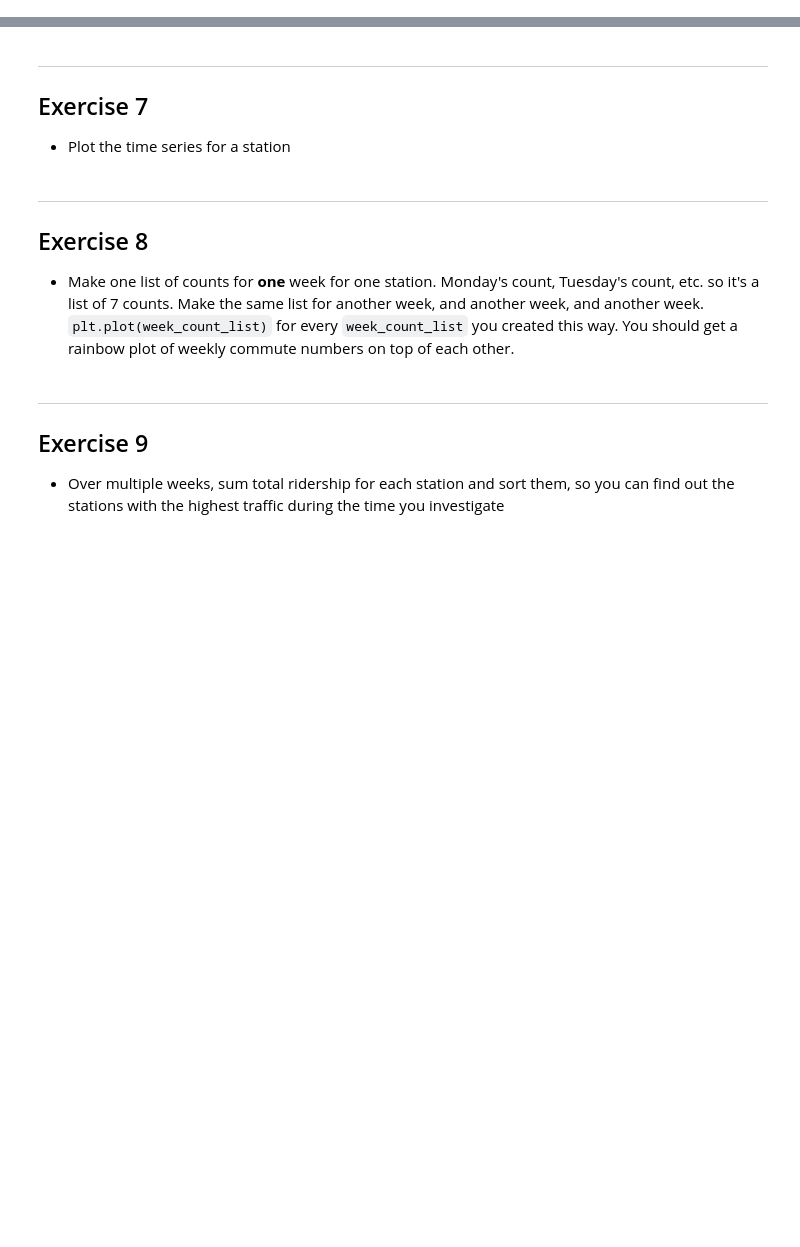
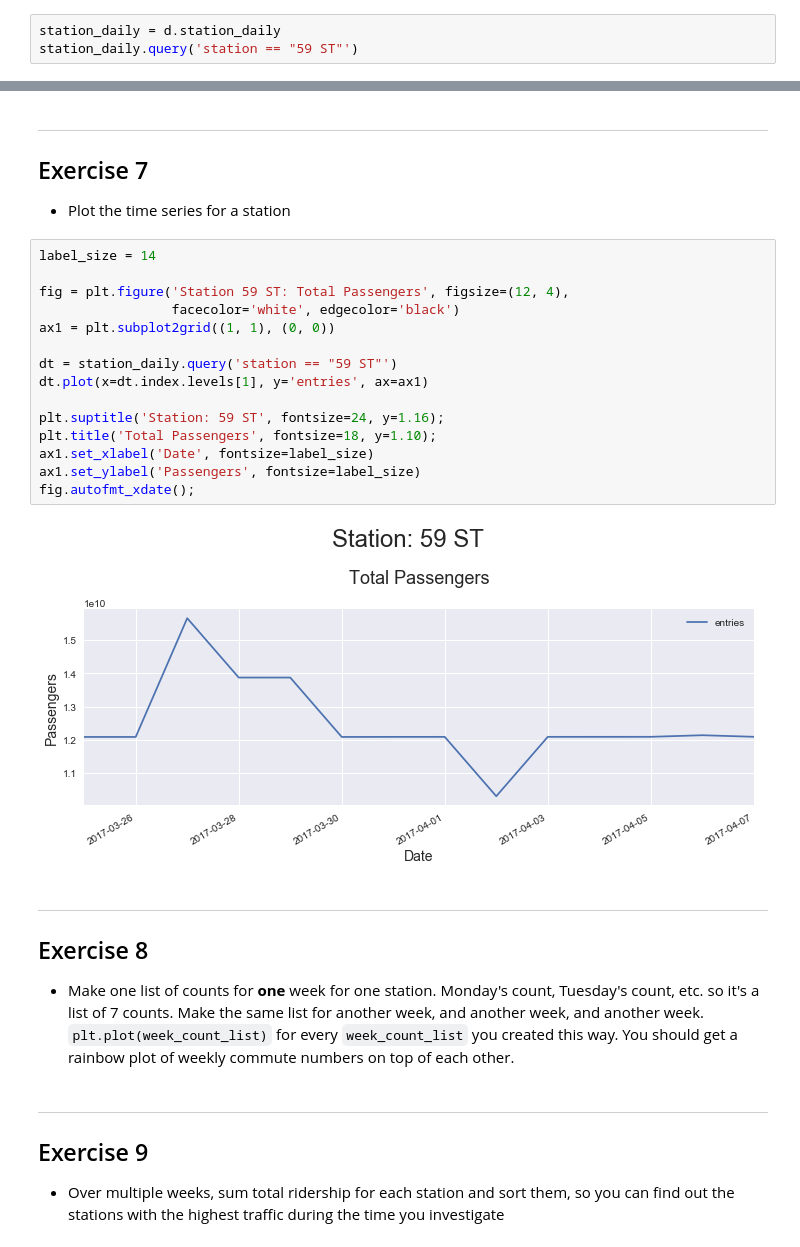
Before and after one commit to TimothyHelton/k2datascience, a Jupyter notebook: notebooks/EDA_MTA_Exercises.ipynb, the cells around one changed output, grey strips where cells are left out. Drawn from its saved outputs; the diff is of its cells as text; blank space fills up the shorter version.

```diff
--- a/notebooks/EDA_MTA_Exercises.ipynb
+++ b/notebooks/EDA_MTA_Exercises.ipynb
@@ -346,0 +388,3 @@ We want to combine the numbers together -- for each ControlArea/UNIT/STATION com
+# %%
+station_daily = d.station_daily
+station_daily.query('station == "59 ST"')
@@ -348,6 +409,23 @@ We want to combine the numbers together -- for each ControlArea/UNIT/STATION com
 ---
 ## Exercise 7
 - Plot the time series for a station
+# %%
+label_size = 14
+
+fig = plt.figure('Station 59 ST: Total Passengers', figsize=(12, 4),
+                 facecolor='white', edgecolor='black')
+ax1 = plt.subplot2grid((1, 1), (0, 0))
+
+dt = station_daily.query('station == "59 ST"')
+dt.plot(x=dt.index.levels[1], y='entries', ax=ax1)
+
+plt.suptitle('Station: 59 ST', fontsize=24, y=1.16);
+plt.title('Total Passengers', fontsize=18, y=1.10);
+ax1.set_xlabel('Date', fontsize=label_size)
+ax1.set_ylabel('Passengers', fontsize=label_size)
+fig.autofmt_xdate();
+# %% [output]
+[figure, added]
 # %% [markdown]
 ---
 ## Exercise 8
```
Also changed, not shown: parts of 9 cells of this notebook, 1 other file.
